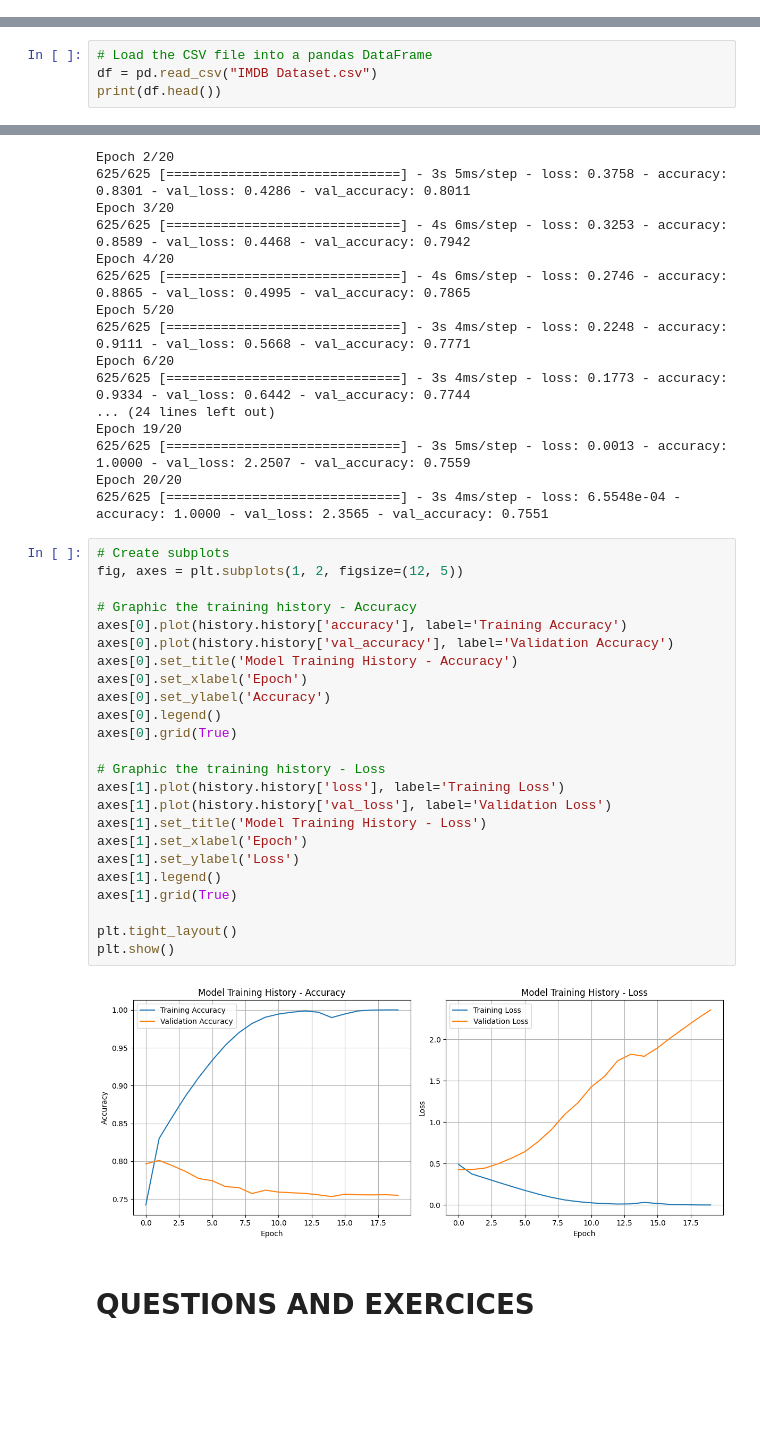
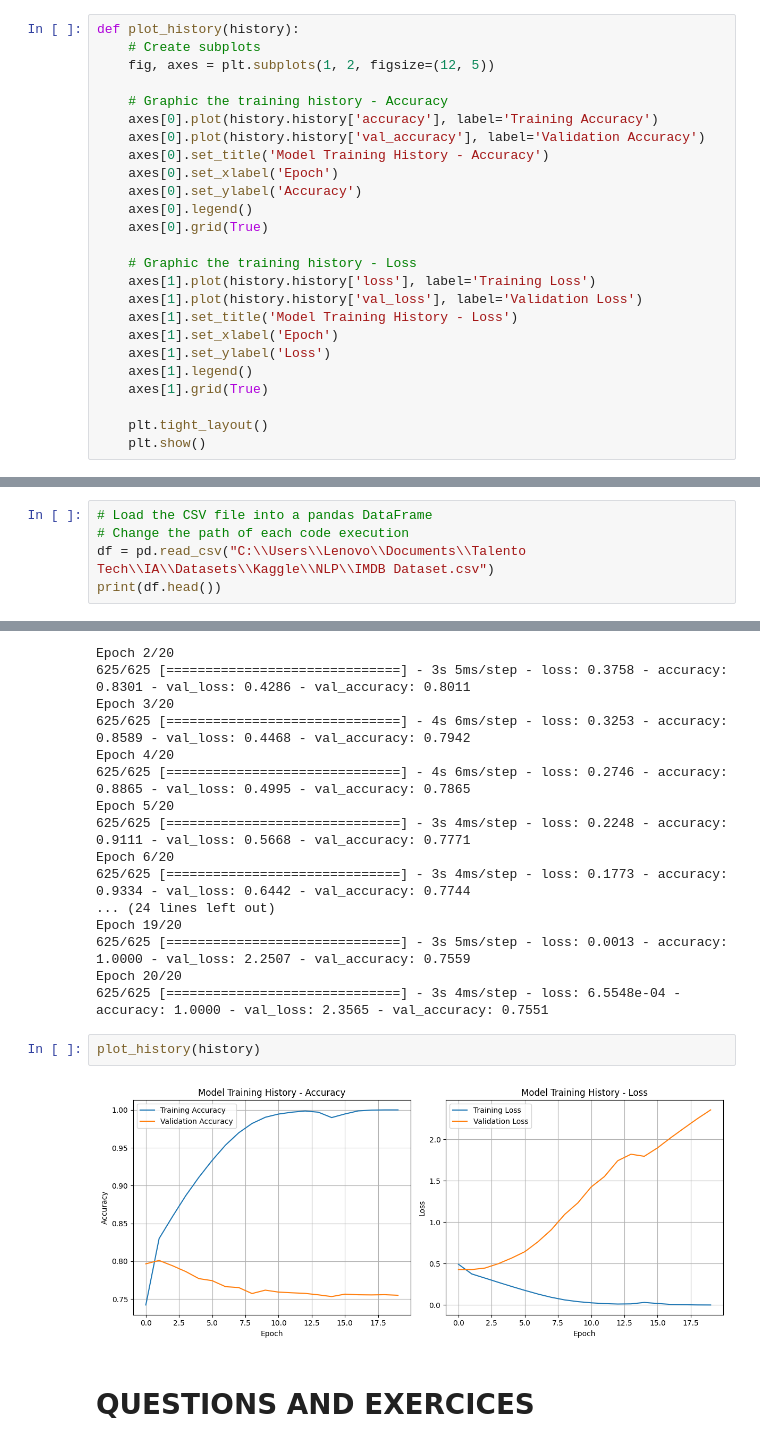
Before and after one commit to EdwinAR99/TalentoTECH-Repo, a Jupyter notebook: NLP_Keras_TalentoTECH.ipynb, the cells around one changed output, grey strips where cells are left out. Saved outputs shown, nothing was run; the diff lists cells and outputs as text; blank space fills up the shorter version.

```diff
--- a/NLP_Keras_TalentoTECH.ipynb
+++ b/NLP_Keras_TalentoTECH.ipynb
@@ -53,8 +53,34 @@ rellena =
+# %%
+def plot_history(history):
+    # Create subplots
+    fig, axes = plt.subplots(1, 2, figsize=(12, 5))
+
+    # Graphic the training history - Accuracy
+    axes[0].plot(history.history['accuracy'], label='Training Accuracy')
+    axes[0].plot(history.history['val_accuracy'], label='Validation Accuracy')
+    axes[0].set_title('Model Training History - Accuracy')
+    axes[0].set_xlabel('Epoch')
+    axes[0].set_ylabel('Accuracy')
+    axes[0].legend()
+    axes[0].grid(True)
+
+    # Graphic the training history - Loss
+    axes[1].plot(history.history['loss'], label='Training Loss')
+    axes[1].plot(history.history['val_loss'], label='Validation Loss')
+    axes[1].set_title('Model Training History - Loss')
+    axes[1].set_xlabel('Epoch')
+    axes[1].set_ylabel('Loss')
+    axes[1].legend()
+    axes[1].grid(True)
+
+    plt.tight_layout()
+    plt.show()
 # %% [markdown]
 # IMDB Dataset
 # %%
 # Load the CSV file into a pandas DataFrame
-df = pd.read_csv("IMDB Dataset.csv")
+# Change the path of each code execution
+df = pd.read_csv("C:\\Users\\Lenovo\\Documents\\Talento Tech\\IA\\Datasets\\Kaggle\\NLP\\IMDB Dataset.csv")
 print(df.head())
 # %% [output]
                                               review sentiment
@@ -180,32 +206,10 @@ Epoch 19/20
 625/625 [==============================] - 3s 5ms/step - loss: 0.0013 - accuracy: 1.0000 - val_loss: 2.2507 - val_accuracy: 0.7559
 Epoch 20/20
 625/625 [==============================] - 3s 4ms/step - loss: 6.5548e-04 - accuracy: 1.0000 - val_loss: 2.3565 - val_accuracy: 0.7551
-# %%
-# Create subplots
-fig, axes = plt.subplots(1, 2, figsize=(12, 5))
-
-# Graphic the training history - Accuracy
-axes[0].plot(history.history['accuracy'], label='Training Accuracy')
-axes[0].plot(history.history['val_accuracy'], label='Validation Accuracy')
-axes[0].set_title('Model Training History - Accuracy')
-axes[0].set_xlabel('Epoch')
-axes[0].set_ylabel('Accuracy')
-axes[0].legend()
-axes[0].grid(True)
-
-# Graphic the training history - Loss
-axes[1].plot(history.history['loss'], label='Training Loss')
-axes[1].plot(history.history['val_loss'], label='Validation Loss')
-axes[1].set_title('Model Training History - Loss')
-axes[1].set_xlabel('Epoch')
-axes[1].set_ylabel('Loss')
-axes[1].legend()
-axes[1].grid(True)
-
-plt.tight_layout()
-plt.show()
-# %% [output]
-[figure, removed]
+# %%
+plot_history(history)
+# %% [output]
+[figure, added]
 # %% [markdown]
 # QUESTIONS AND EXERCICES
 # %% [markdown]
```
Also changed, not shown: parts of 24 cells of this notebook.
